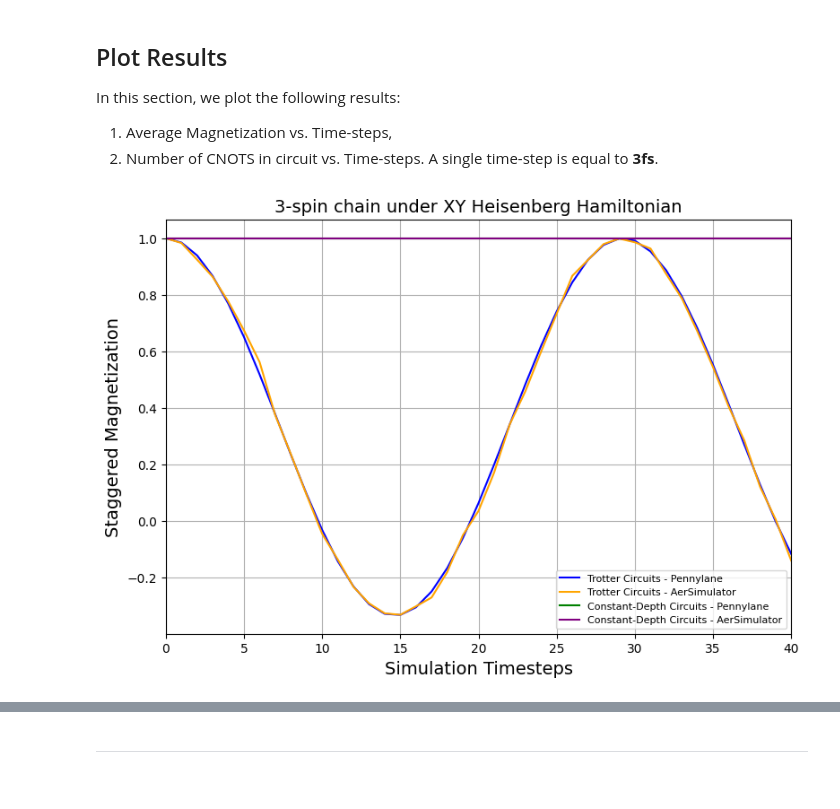
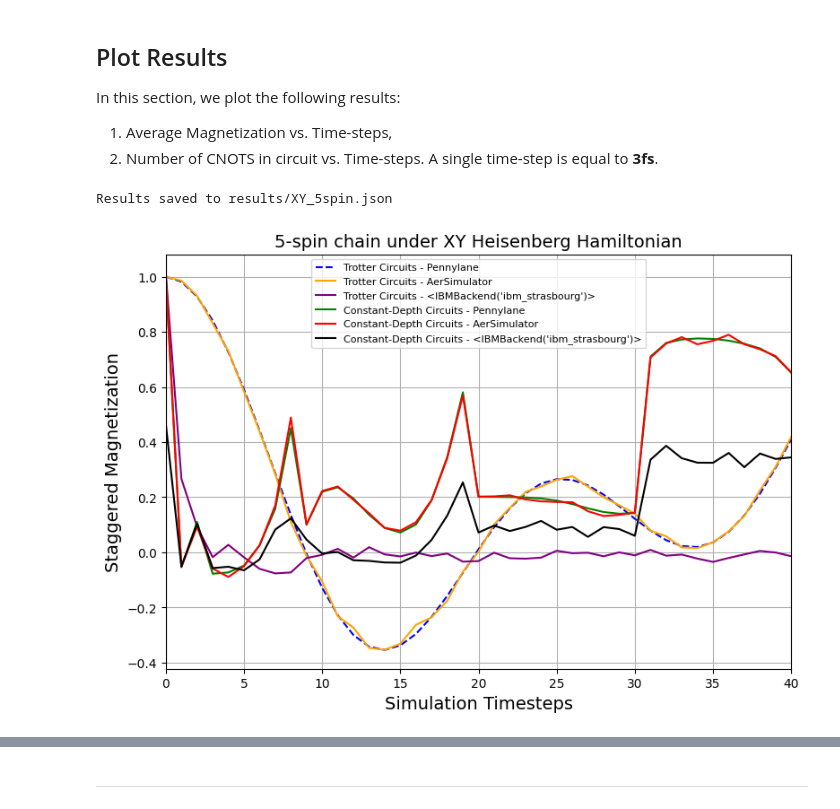
Before and after one commit to pranavi-jain/pennylane, a Jupyter notebook: Heisenberg Model Dynamics/XY_model.ipynb, the cells around one changed output, grey strips where cells are left out. Saved outputs shown, nothing was run; the diff lists cells and outputs as text; code cells hidden in the pictures.

Commit message:
extra runs and plots

```diff
--- a/Heisenberg Model Dynamics/XY_model.ipynb
+++ b/Heisenberg Model Dynamics/XY_model.ipynb
@@ -365,22 +391,64 @@ A single time-step is equal to **3fs**.
+# %%
+## Saving results to json file
+
+data = {
+    "trotter_sim_results": trotter_sim_results,
+    "trotter_sim_cnots": trotter_sim_cnots,
+    "trotter_aer_sim_results": trotter_aer_sim_results,
+    "trotter_aer_sim_cnots": trotter_aer_sim_cnots,
+    "trotter_ibm_results": trotter_ibm_results,
+    "trotter_ibm_cnots": trotter_ibm_cnots,
+    "cd_sim_results": cd_sim_results,
+    "cd_sim_cnots": cd_sim_cnots,
+    "cd_aer_sim_results": cd_aer_sim_results,
+    "cd_aer_sim_cnots": cd_aer_sim_cnots,
+    "cd_ibm_results": cd_ibm_results,
+    "cd_ibm_cnots": cd_ibm_cnots
+}
+
+with open(filename, "w") as f:
+    json.dump(data, f, indent=4)
+print(f"Results saved to {filename}")
+# %% [output]
+Results saved to results/XY_5spin.json
+# %%
+## Loading the results from the json file
+
+with open(filename, "r") as f:
+    data = json.load(f)
+    trotter_sim_results = data["trotter_sim_results"]
+    trotter_sim_cnots = data["trotter_sim_cnots"]
+    trotter_aer_sim_results = data["trotter_aer_sim_results"]
+    trotter_aer_sim_cnots = data["trotter_aer_sim_cnots"]
+    trotter_ibm_results = data["trotter_ibm_results"]
+    trotter_ibm_cnots = data["trotter_ibm_cnots"]
+    cd_sim_results = data["cd_sim_results"]
+    cd_sim_cnots = data["cd_sim_cnots"]
+    cd_aer_sim_results = data["cd_aer_sim_results"]
+    cd_aer_sim_cnots = data["cd_aer_sim_cnots"]
+    cd_ibm_results = data["cd_ibm_results"]
+    cd_ibm_cnots = data["cd_ibm_cnots"]
+print("Results loaded from", filename)
 # %%
 ## Plotting the results - Average Magnetization vs. time-steps
 
 plt.figure(figsize=(9, 6))
-plt.plot(trotter_sim_results, label="Trotter Circuits - Pennylane", color="blue")
+plt.plot(trotter_sim_results, label="Trotter Circuits - Pennylane", color="blue", linestyle="--")
 plt.plot(trotter_aer_sim_results, label="Trotter Circuits - AerSimulator", color="orange")
-# plt.plot(trotter_ibm_results, label=f"Trotter Circuits - {backend}", color="red")
+plt.plot(trotter_ibm_results, label=f"Trotter Circuits - {backend}", color="purple")
 plt.plot(cd_sim_results, label="Constant-Depth Circuits - Pennylane", color="green")
 plt.plot(cd_aer_sim_results, label="Constant-Depth Circuits - AerSimulator", color="red")
+plt.plot(cd_ibm_results, label=f"Constant-Depth Circuits - {backend}", color="black")
 plt.xlim(0,num_steps)
 plt.xlabel("Simulation Timesteps", fontsize=14)
 plt.ylabel("Staggered Magnetization", fontsize=14)
 plt.title(f"{N}-spin chain under XY Heisenberg Hamiltonian", fontsize=14)
 plt.grid()
 plt.legend(fontsize=8)
 plt.show()
 # plt.savefig(f'{N}q_TFIM_sim_pennylane.svg', dpi=500)
 # %% [output]
-[figure, old version]
+[figure, new version]
 # %%
 ## Plotting the circuit depth vs. time-steps
 
```
Also changed, not shown: parts of 14 cells of this notebook, 19 other files.
